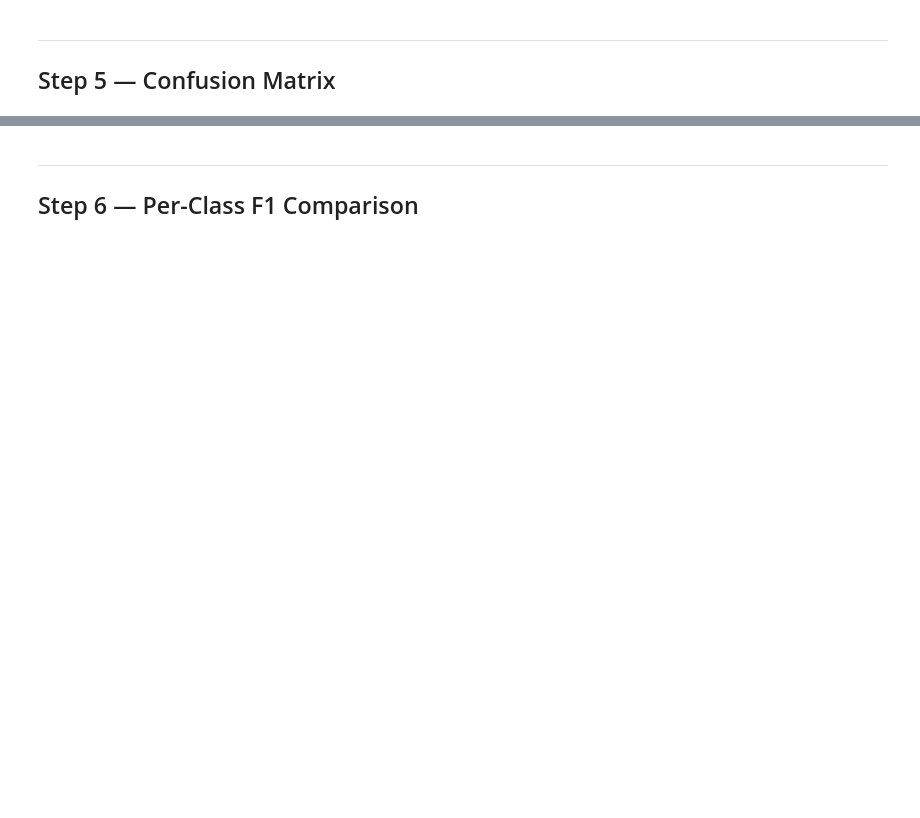
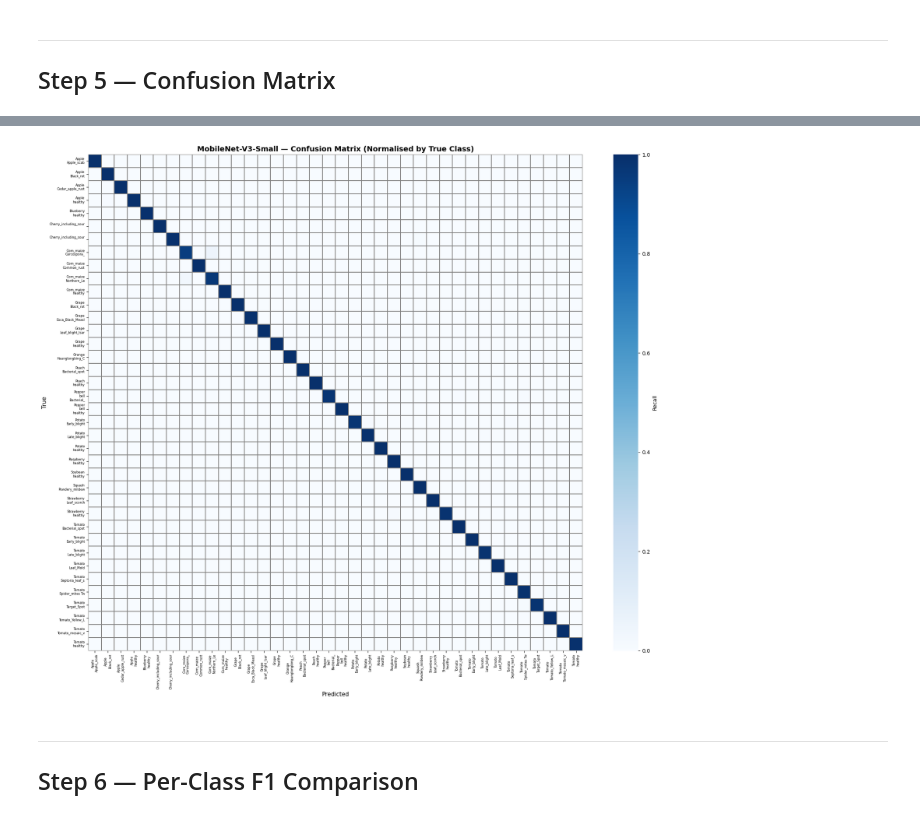
Before and after one commit to Ramachandra-2k96/QML, a Jupyter notebook: plant_classifier.ipynb, the cells around one changed output, grey strips where cells are left out. Drawn from its saved outputs; the diff is of its cells as text; code cells hidden in the pictures; blank space fills up the shorter version.

```diff
--- a/plant_classifier.ipynb
+++ b/plant_classifier.ipynb
@@ -221,7 +261,9 @@ plot_cm(res_preds, res_labels,
 # %%
 plot_cm(mob_preds, mob_labels,
         'MobileNet-V3-Small — Confusion Matrix (Normalised by True Class)',
-        'pv_cm_mobilenet.png')
+        'results/plant_disease/pv_cm_mobilenet.png')
+# %% [output]
+[figure, added]
 # %% [markdown]
 ---
 ## Step 6 — Per-Class F1 Comparison
```
Also changed, not shown: parts of 10 cells of this notebook, 48 other files.
